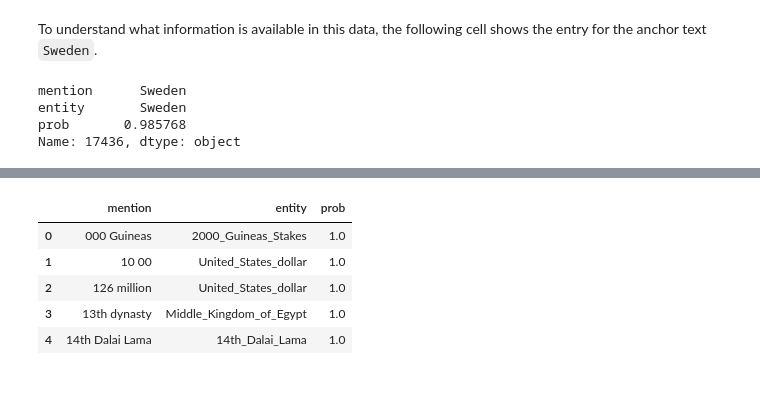
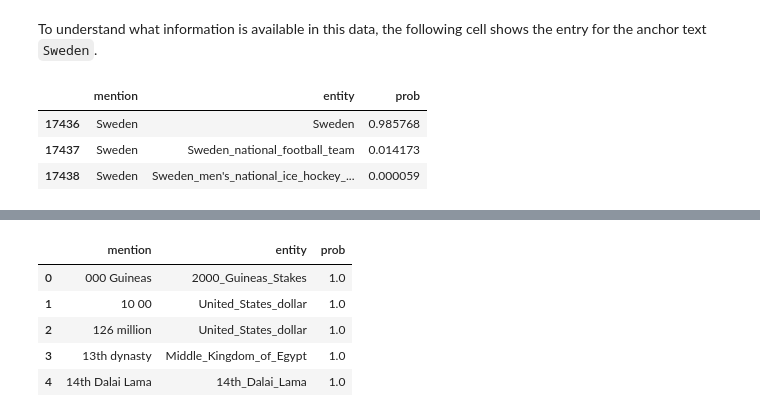
Before and after one commit to honzh073/txm, a Jupyter notebook: Lab5/Hong-TM-L5.ipynb, the cells around one changed output, grey strips where cells are left out. Drawn from its saved outputs; the diff is of its cells as text; code cells hidden in the pictures; blank space fills up the shorter version.

```diff
--- a/Lab5/Hong-TM-L5.ipynb
+++ b/Lab5/Hong-TM-L5.ipynb
@@ -340,9 +361,9 @@ with bz2.open('kb.tsv.bz2', 'rt') as source:
 # %% [markdown]
 To understand what information is available in this data, the following cell shows the entry for the anchor text `Sweden`.
 # %%
-df_kb.loc[df_kb.mention == 'Sweden'].iloc[0]
+df_kb.loc[df_kb.mention == 'Sweden']
 # %% [output]
-mention      Sweden
-entity       Sweden
-prob       0.985768
-Name: 17436, dtype: object
+|  | mention | entity | prob |
+| 17436 | Sweden | Sweden | 0.985768 |
+| 17437 | Sweden | Sweden_national_football_team | 0.014173 |
+| 17438 | Sweden | Sweden_men's_national_ice_hockey_... | 0.000059 |
```
Also changed, not shown: parts of 15 cells of this notebook.
